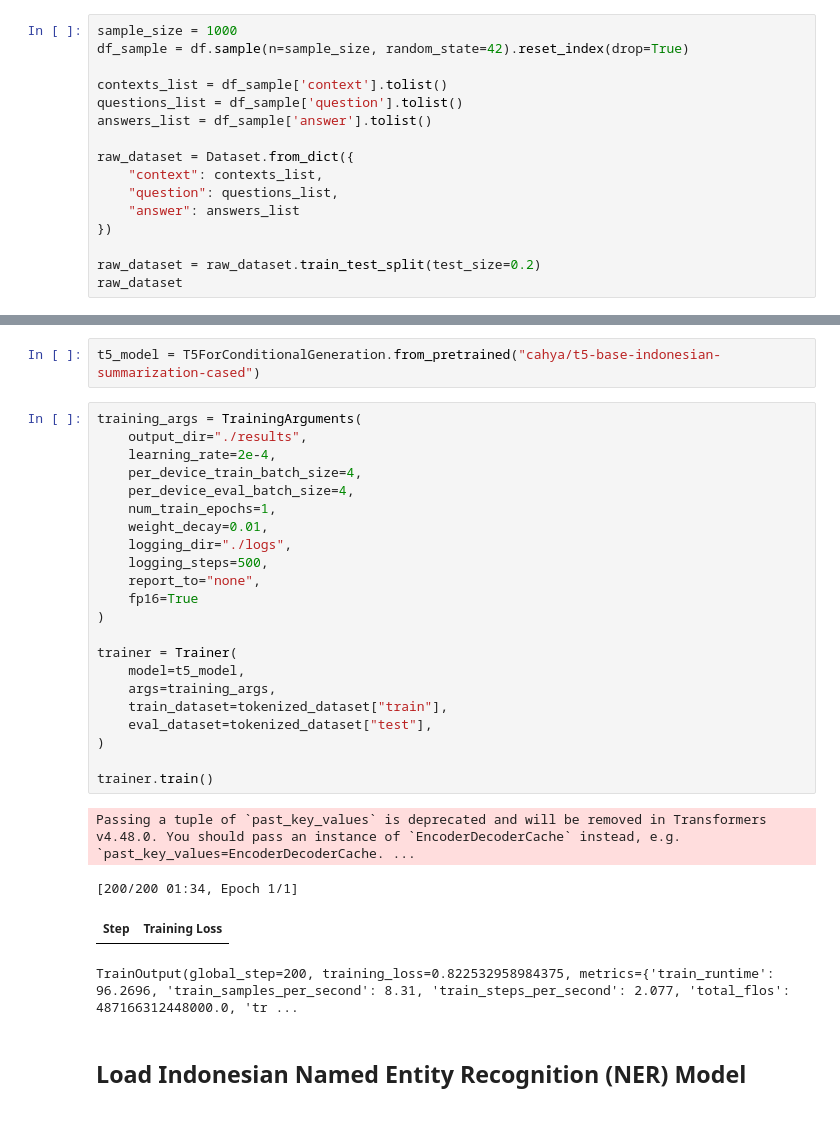
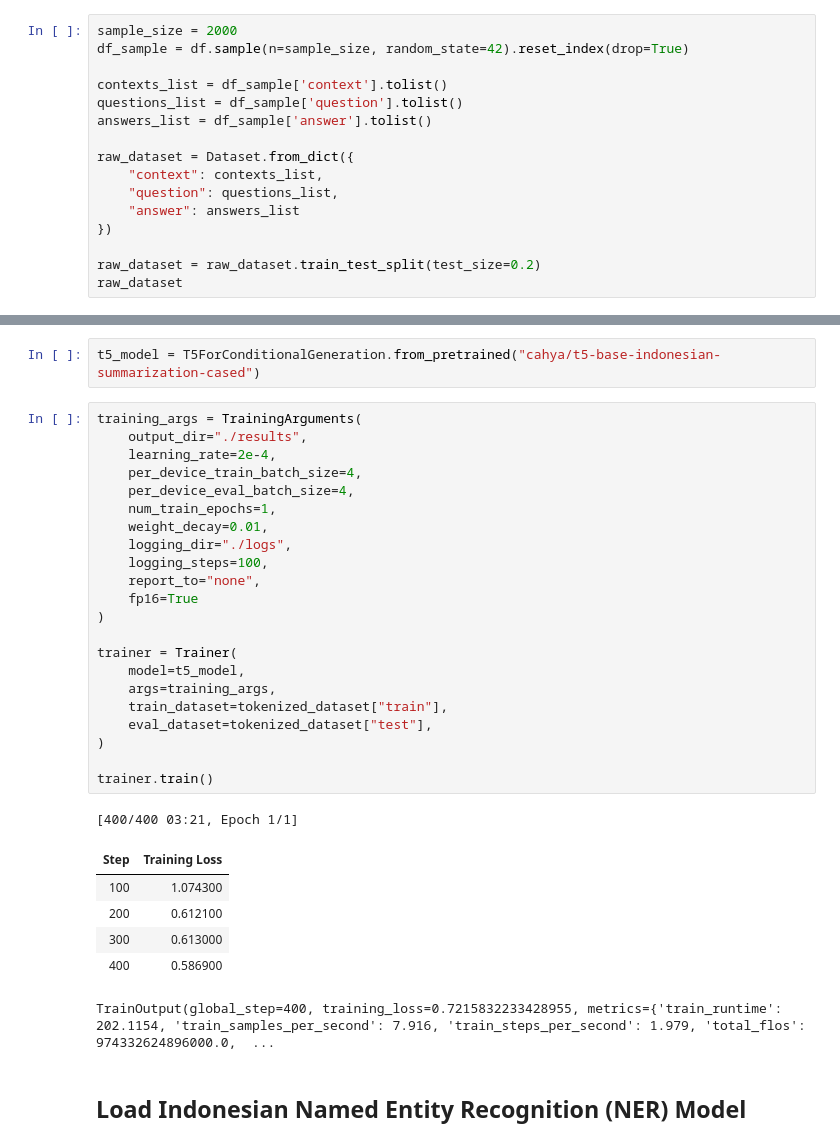
Before and after one commit to meilanikizana/ml-models, a Jupyter notebook: qg-model/Question_Generator_Capstone.ipynb, the cells around one changed output, grey strips where cells are left out. Saved outputs shown, nothing was run; the diff lists cells and outputs as text.

```diff
--- a/qg-model/Question_Generator_Capstone.ipynb
+++ b/qg-model/Question_Generator_Capstone.ipynb
@@ -226,7 +226,7 @@ Duplikasi baris: 0
 # %% [markdown]
 ### Data Sampling, Convert to HuggingFace Dataset & Split to Train and Test
 # %%
-sample_size = 1000
+sample_size = 2000
 df_sample = df.sample(n=sample_size, random_state=42).reset_index(drop=True)
 
 contexts_list = df_sample['context'].tolist()
@@ -289,30 +282,33 @@ t5_model = T5ForConditionalGeneration.from_pretrained("cahya/t5-base-indonesian-
 # %%
 training_args = TrainingArguments(
     output_dir="./results",
     learning_rate=2e-4,
     per_device_train_batch_size=4,
     per_device_eval_batch_size=4,
     num_train_epochs=1,
     weight_decay=0.01,
     logging_dir="./logs",
-    logging_steps=500,
+    logging_steps=100,
     report_to="none",
     fp16=True
 )
 
 trainer = Trainer(
     model=t5_model,
     args=training_args,
     train_dataset=tokenized_dataset["train"],
     eval_dataset=tokenized_dataset["test"],
 )
 
 trainer.train()
 # %% [output]
-Passing a tuple of `past_key_values` is deprecated and will be removed in Transformers v4.48.0. You should pass an instance of `EncoderDecoderCache` instead, e.g. `past_key_values=EncoderDecoderCache. ...
+[400/400 03:21, Epoch 1/1]
+| Step | Training Loss |
+| 100 | 1.074300 |
+| 200 | 0.612100 |
+| 300 | 0.613000 |
+| 400 | 0.586900 |
-[200/200 01:34, Epoch 1/1]
+TrainOutput(global_step=400, training_loss=0.7215832233428955, metrics={'train_runtime': 202.1154, 'train_samples_per_second': 7.916, 'train_steps_per_second': 1.979, 'total_flos': 974332624896000.0,  ...
-| Step | Training Loss |
-TrainOutput(global_step=200, training_loss=0.822532958984375, metrics={'train_runtime': 96.2696, 'train_samples_per_second': 8.31, 'train_steps_per_second': 2.077, 'total_flos': 487166312448000.0, 'tr ...
 # %% [markdown]
 ## Load Indonesian Named Entity Recognition (NER) Model
 # %%
```
Also changed, not shown: parts of 18 cells of this notebook, 1 other file.
